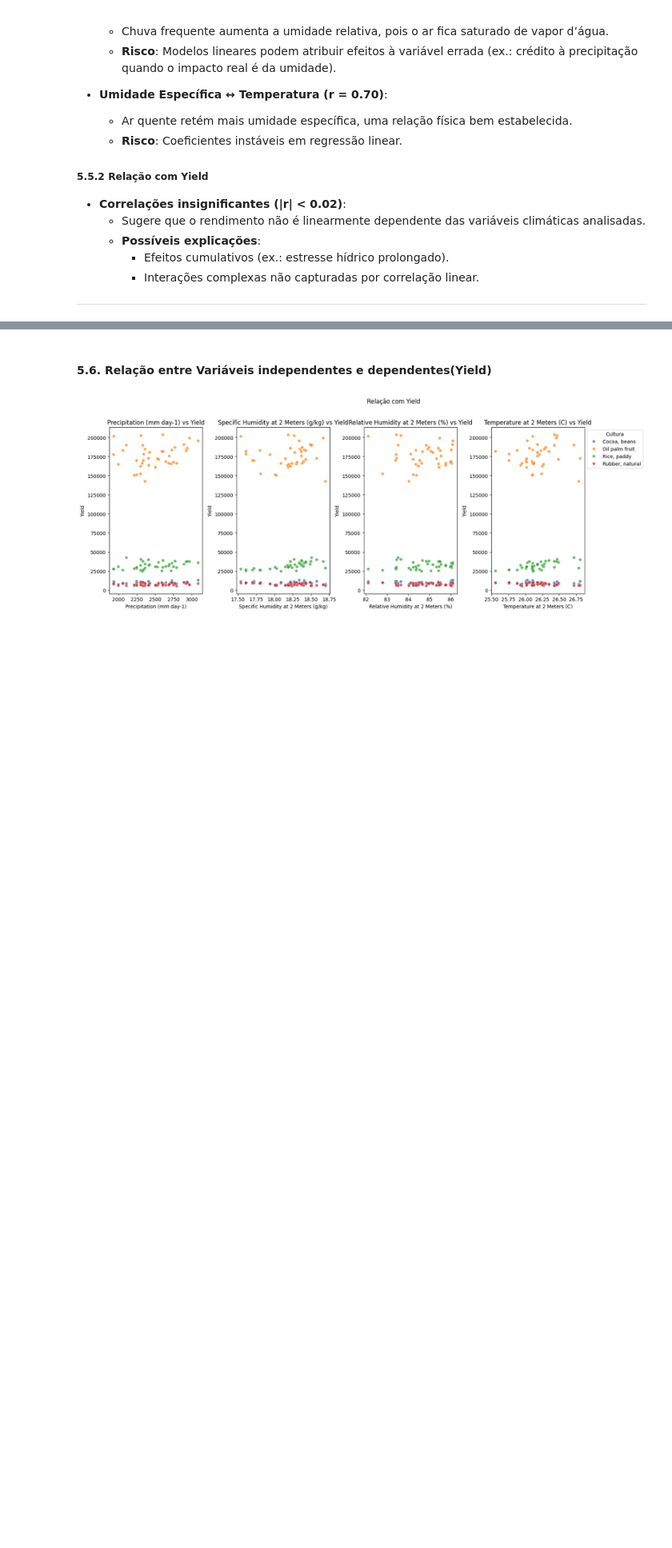
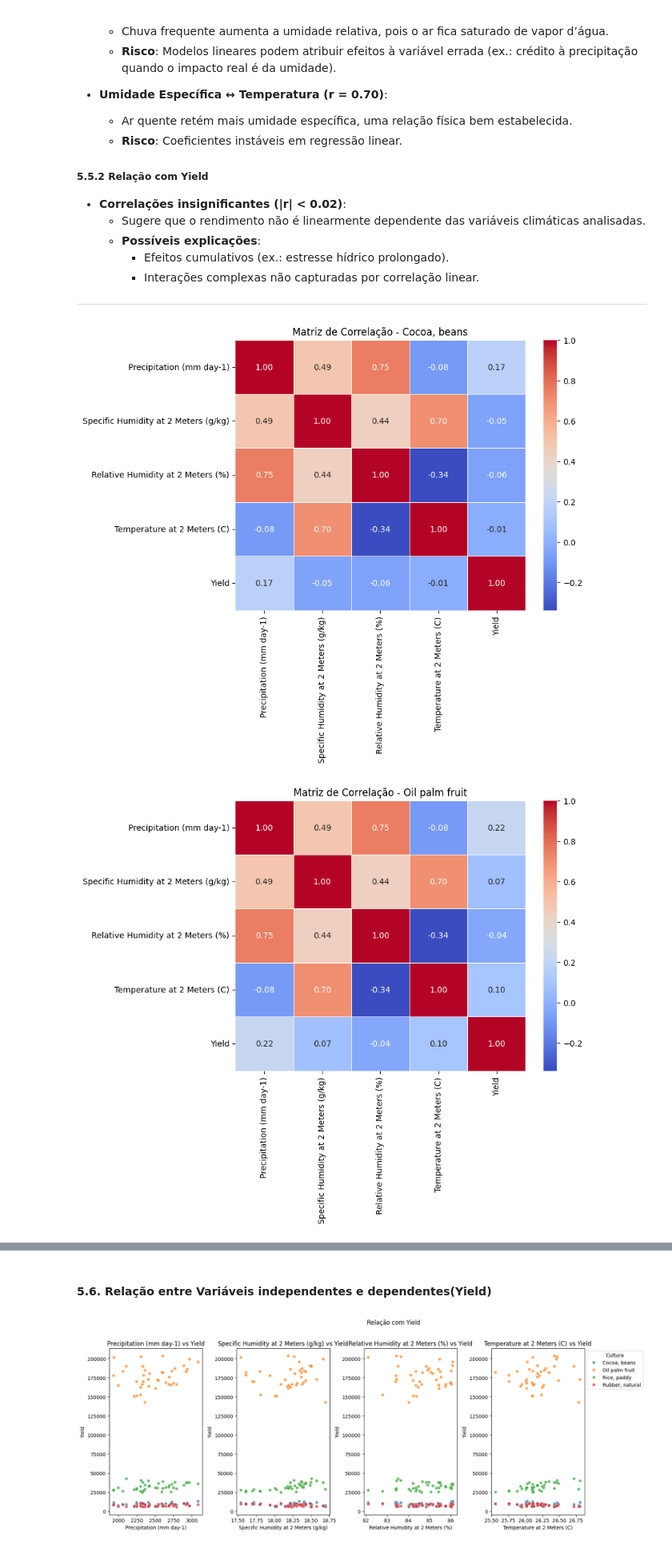
Before and after one commit to insanedays/crop_forecast, a Jupyter notebook: notebook.ipynb, the cells around one changed output, grey strips where cells are left out. Shown at 80% size. Cells and saved outputs as stored; diff of their text form; code cells hidden in the pictures; blank space fills up the shorter version.

```diff
--- a/notebook.ipynb
+++ b/notebook.ipynb
@@ -357,3 +638,18 @@ plt.show()
     - Efeitos cumulativos (ex.: estresse hídrico prolongado).
     - Interações complexas não capturadas por correlação linear.
 ---
+# %%
+# Criar uma matriz de correlação para cada cultura
+culturas = df["Crop"].unique()
+
+for cultura in culturas:
+    plt.figure(figsize=(8, 6))
+    subset = df[df["Crop"] == cultura].drop(columns=["Crop"])  # Remover a coluna categórica
+    corr_matrix = subset.corr()
+
+    sns.heatmap(corr_matrix, annot=True, cmap="coolwarm", fmt=".2f", linewidths=0.5)
+    plt.title(f'Matriz de Correlação - {cultura}')
+    plt.show()
+# %% [output]
+[figure, added]
+[figure, added]
```
Also changed, not shown: parts of 33 cells of this notebook.
